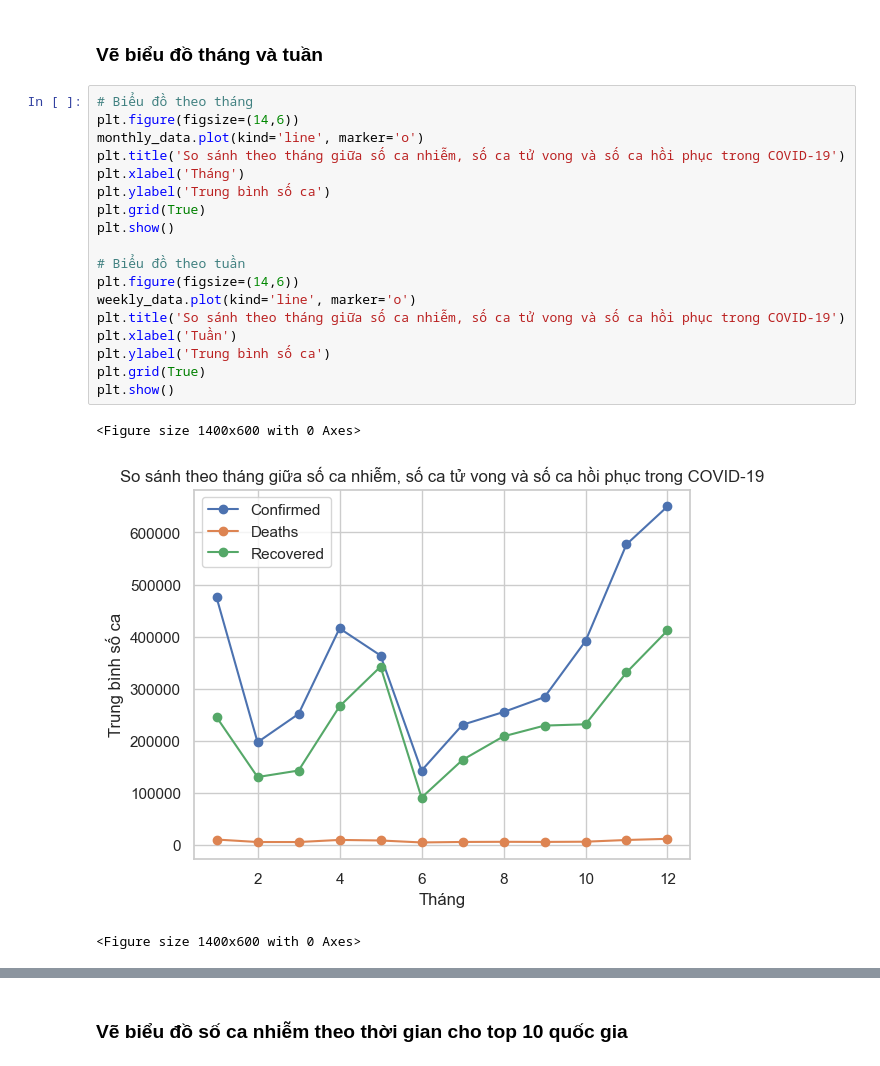
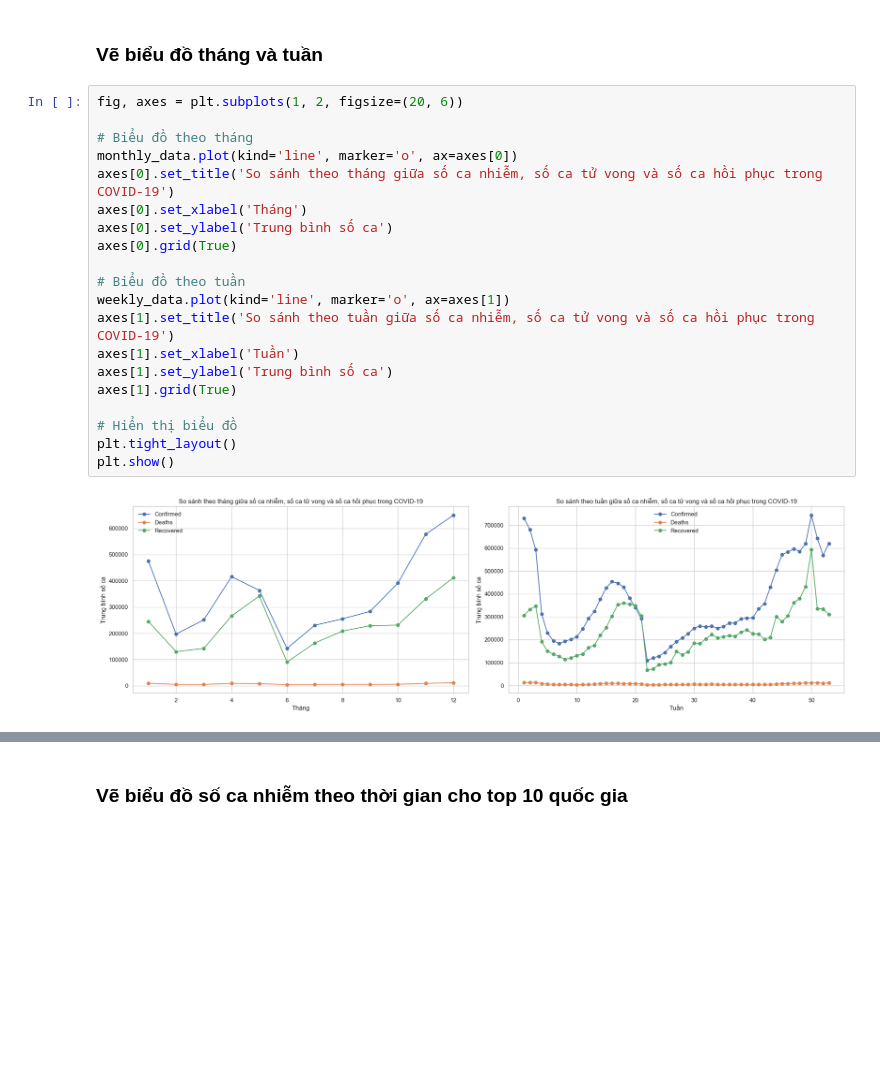
Before and after one commit to nguyentuongbachhy/Data-Visualization-with-Python, a Jupyter notebook: src/data_visualization_Deng.ipynb, the cells around one changed output, grey strips where cells are left out. Cells and saved outputs as stored; diff of their text form; blank space fills up the shorter version.

```diff
--- a/src/data_visualization_Deng.ipynb
+++ b/src/data_visualization_Deng.ipynb
@@ -507,24 +507,24 @@ weekly_data = df_full_grouped.groupby('Week')[['Confirmed', 'Deaths', 'Recovered
 # %% [markdown]
 ### Vẽ biểu đồ tháng và tuần
 # %%
+fig, axes = plt.subplots(1, 2, figsize=(20, 6))
+
 # Biểu đồ theo tháng
-plt.figure(figsize=(14,6))
-monthly_data.plot(kind='line', marker='o')
-plt.title('So sánh theo tháng giữa số ca nhiễm, số ca tử vong và số ca hồi phục trong COVID-19')
-plt.xlabel('Tháng')
-plt.ylabel('Trung bình số ca')
-plt.grid(True)
-plt.show()
+monthly_data.plot(kind='line', marker='o', ax=axes[0])
+axes[0].set_title('So sánh theo tháng giữa số ca nhiễm, số ca tử vong và số ca hồi phục trong COVID-19')
+axes[0].set_xlabel('Tháng')
+axes[0].set_ylabel('Trung bình số ca')
+axes[0].grid(True)
 
 # Biểu đồ theo tuần
-plt.figure(figsize=(14,6))
-weekly_data.plot(kind='line', marker='o')
-plt.title('So sánh theo tháng giữa số ca nhiễm, số ca tử vong và số ca hồi phục trong COVID-19')
-plt.xlabel('Tuần')
-plt.ylabel('Trung bình số ca')
-plt.grid(True)
+weekly_data.plot(kind='line', marker='o', ax=axes[1])
+axes[1].set_title('So sánh theo tuần giữa số ca nhiễm, số ca tử vong và số ca hồi phục trong COVID-19')
+axes[1].set_xlabel('Tuần')
+axes[1].set_ylabel('Trung bình số ca')
+axes[1].grid(True)
+
+# Hiển thị biểu đồ
+plt.tight_layout()
 plt.show()
 # %% [output]
-<Figure size 1400x600 with 0 Axes>
-[figure, old version]
+[figure, new version]
-<Figure size 1400x600 with 0 Axes>
```
Also changed, not shown: parts of 7 cells of this notebook.
